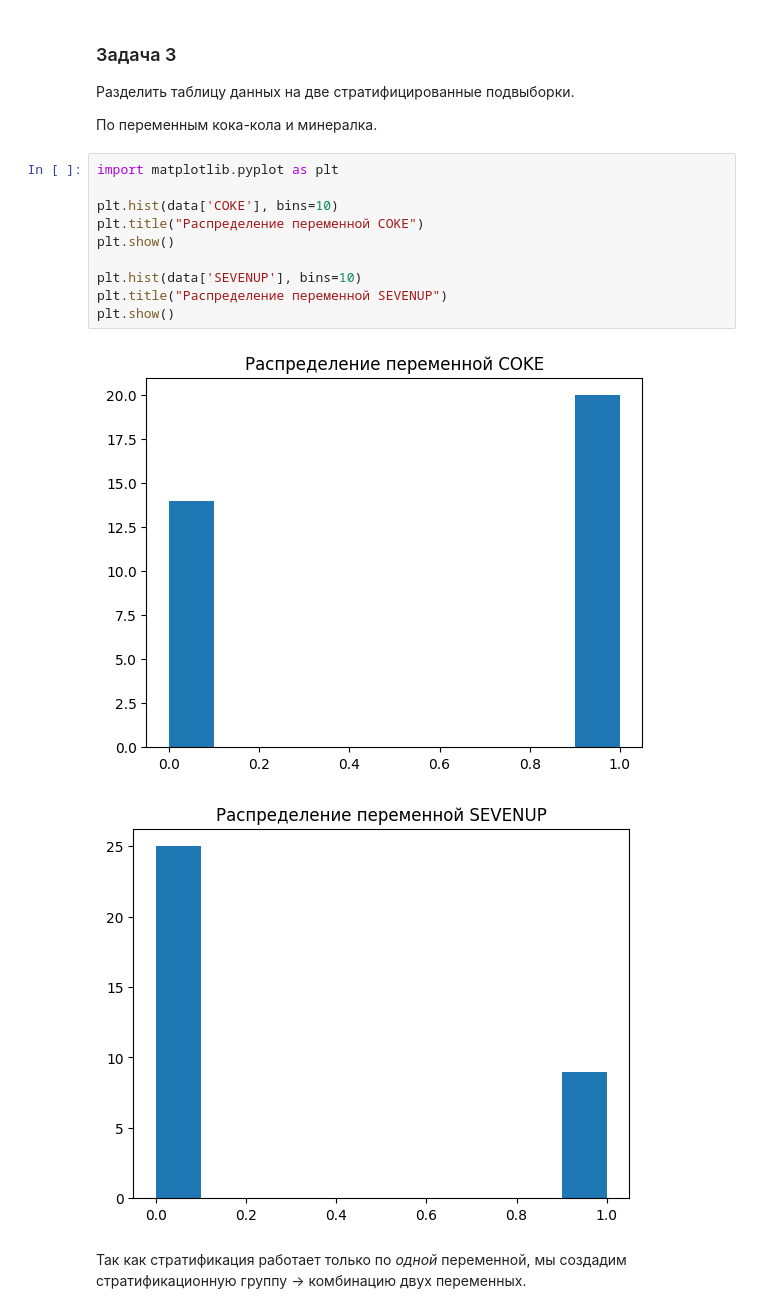
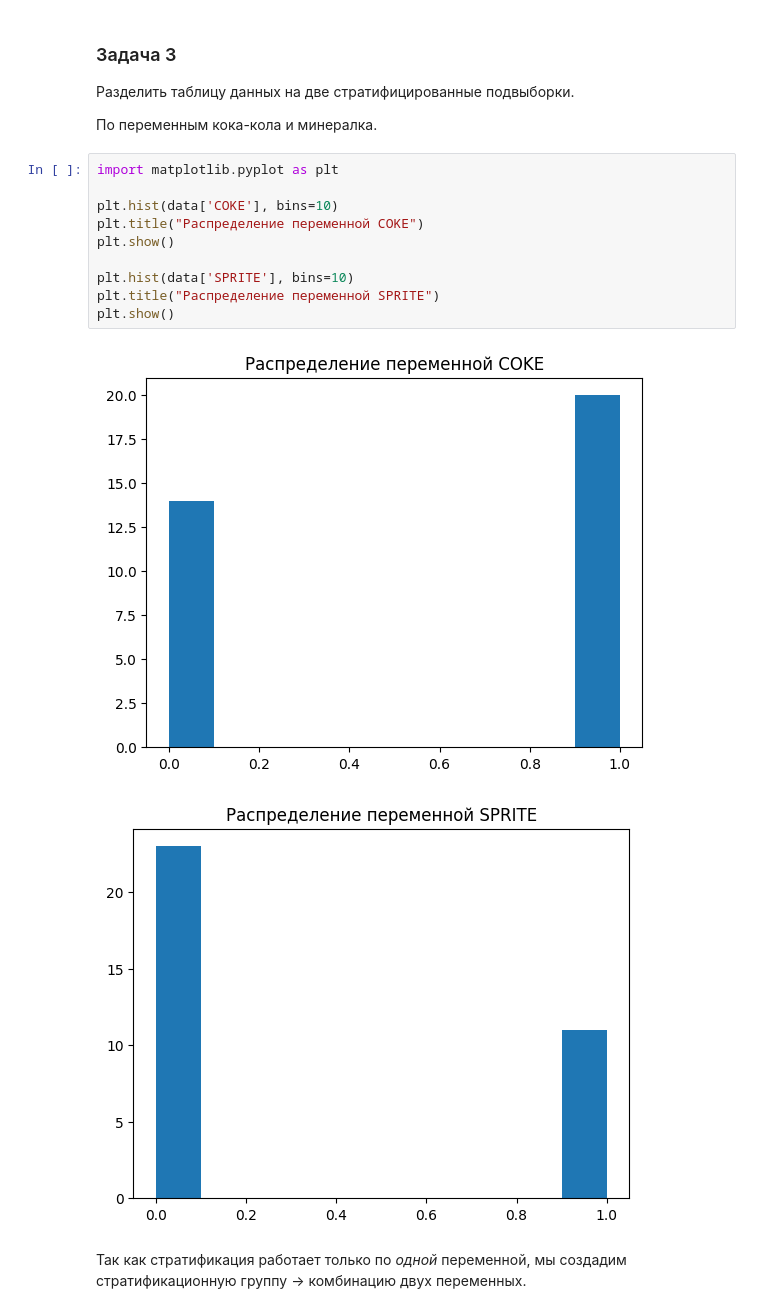
Before and after one commit to K0lba/data_analysis, a Jupyter notebook: Лабораторная работа 5/lab-5.ipynb, the cells around one changed output. Saved outputs shown, nothing was run; the diff lists cells and outputs as text.

```diff
--- a/Лабораторная работа 5/lab-5.ipynb
+++ b/Лабораторная работа 5/lab-5.ipynb
@@ -70,16 +70,16 @@ plt.show()
 # %%
 import matplotlib.pyplot as plt
 
 plt.hist(data['COKE'], bins=10)
 plt.title("Распределение переменной COKE")
 plt.show()
 
-plt.hist(data['SEVENUP'], bins=10)
-plt.title("Распределение переменной SEVENUP")
+plt.hist(data['SPRITE'], bins=10)
+plt.title("Распределение переменной SPRITE")
 plt.show()
 # %% [output]
 [figure]
-[figure, old version]
+[figure, new version]
 # %% [markdown]
 Так как стратификация работает только по *одной* переменной, мы создадим стратификационную группу -> комбинацию двух переменных.
 # %%
```
